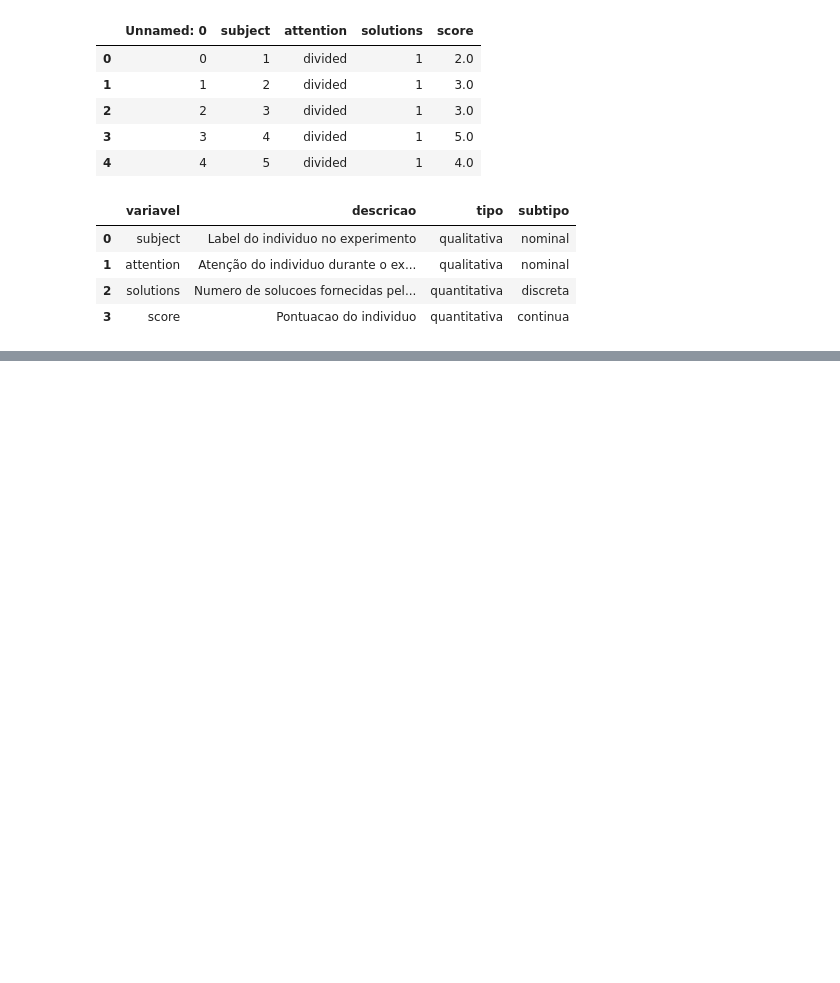
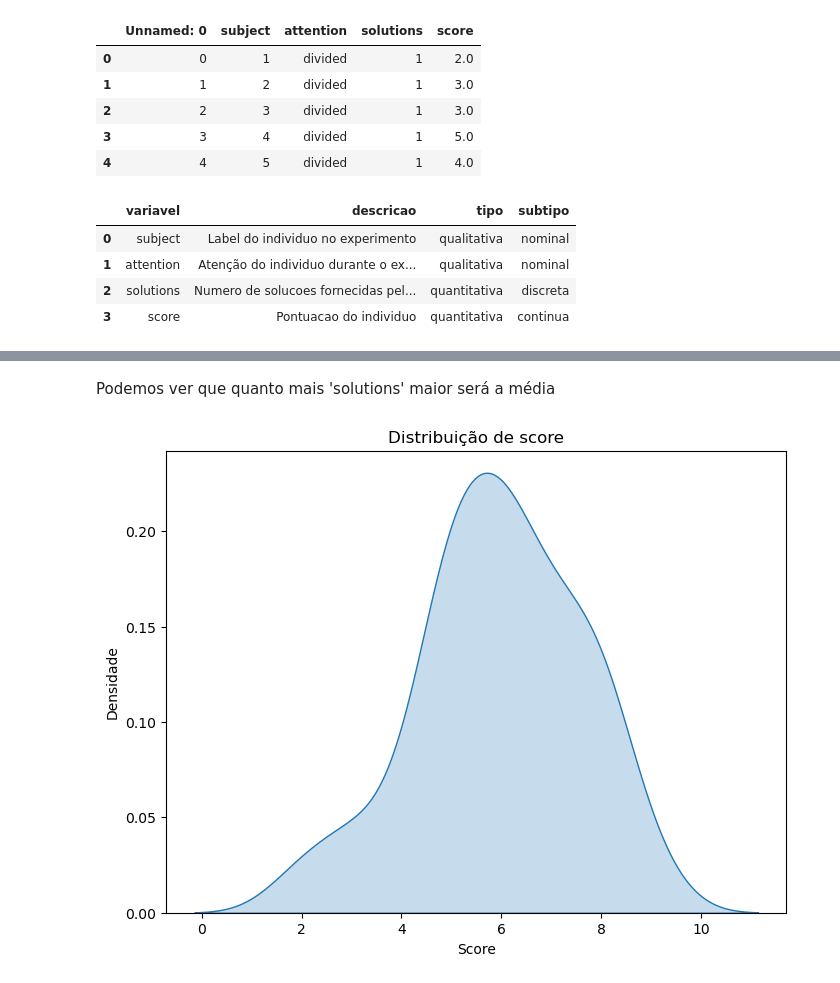
Before and after one commit to Jamaleco/avanti-bootcamp, a Jupyter notebook: notebooks/01-exploratory_data_analysis.ipynb, the cells around one changed output, grey strips where cells are left out. Drawn from its saved outputs; the diff is of its cells as text; code cells hidden in the pictures; blank space fills up the shorter version.

```diff
--- a/notebooks/01-exploratory_data_analysis.ipynb
+++ b/notebooks/01-exploratory_data_analysis.ipynb
@@ -51,0 +107,11 @@ df_dict.to_csv('../data/external/dicionario.csv', index=False)
+# %% [markdown]
+Podemos ver que quanto mais 'solutions' maior será a média
+# %%
+plt.figure(figsize=(8, 6))
+sns.kdeplot(data=df, x='score', fill=True)
+plt.title('Distribuição de score')
+plt.xlabel('Score')
+plt.ylabel('Densidade')
+plt.show()
+# %% [output]
+[figure, added]
```
Also changed, not shown: parts of 14 cells of this notebook.
